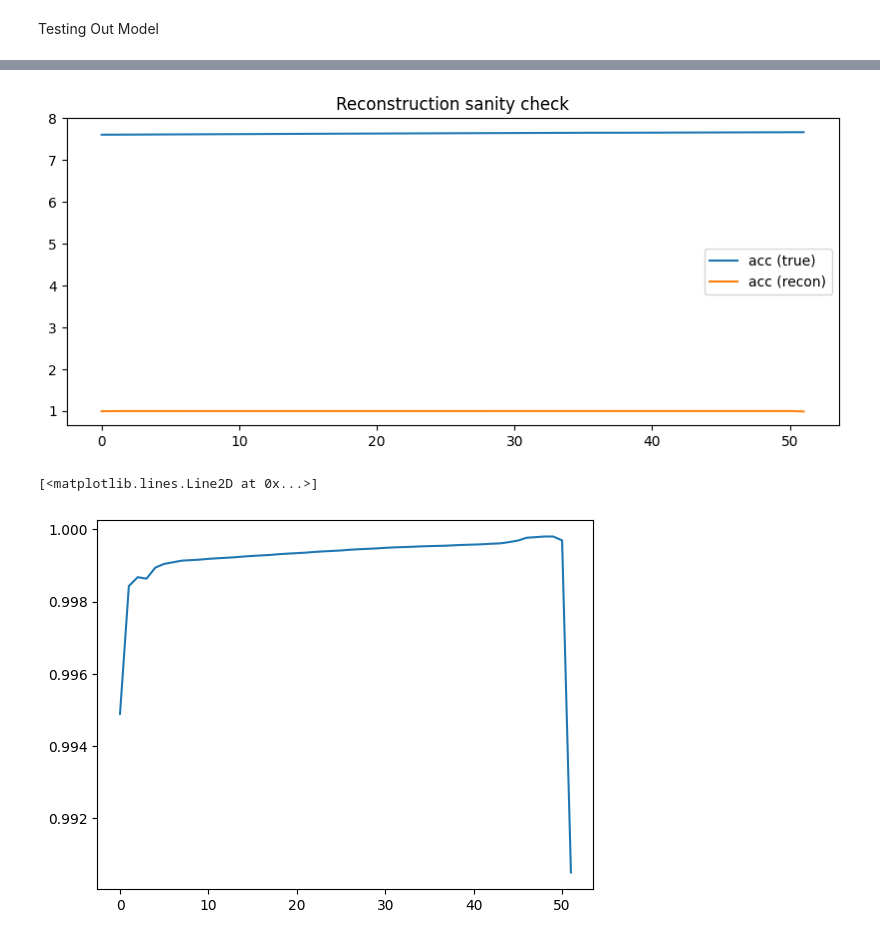
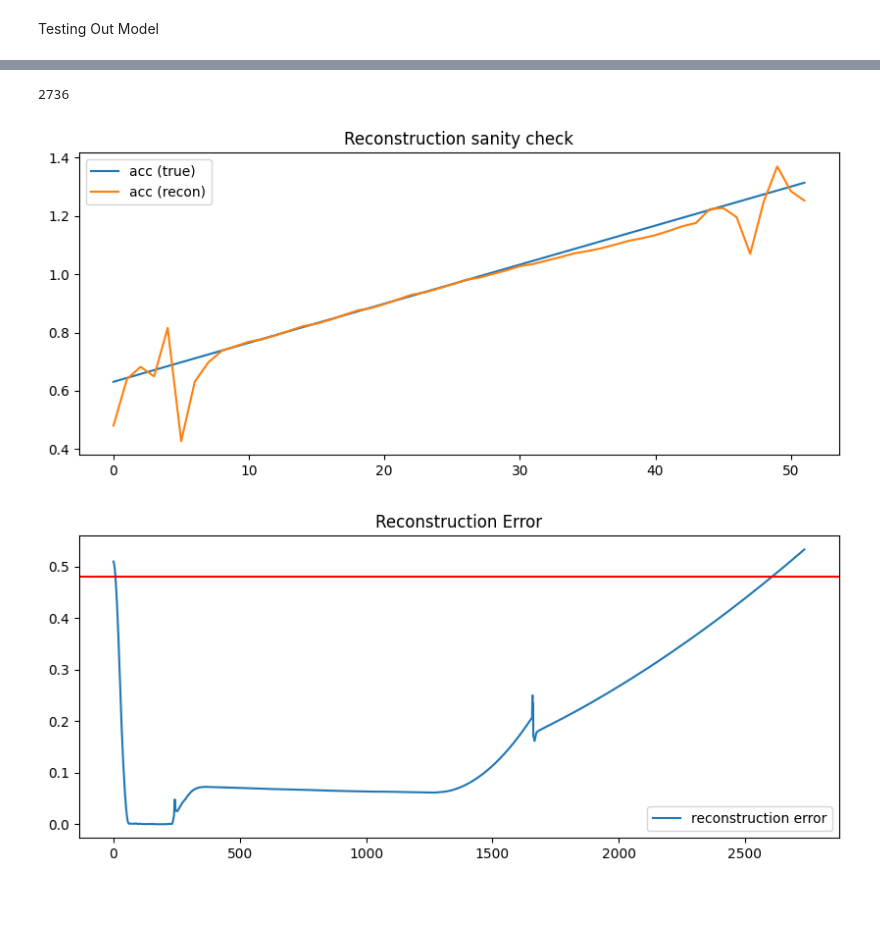
Before and after one commit to CSI-Rockets-Payload/payload-2025-26, a Jupyter notebook: model/preprocess.ipynb, the cells around one changed output, grey strips where cells are left out. Cells and saved outputs as stored; diff of their text form; code cells hidden in the pictures; blank space fills up the shorter version.

```diff
--- a/model/preprocess.ipynb
+++ b/model/preprocess.ipynb
@@ -147,17 +150,31 @@ recon_error = np.mean((X_win - X_hat)**2, axis=(1, 2))
+# %%
+len(recon_error)
+# %% [output]
+2736
 # %%
-i = 0
+# window number
+
+i = 4
 
 plt.figure(figsize=(10, 4))
-plt.plot(X_win[i, :, 0], label="acc (true)")
-plt.plot(X_hat[i, :, 0], label="acc (recon)")
+plt.plot(X_win[i, :, 1], label="acc (true)")
+plt.plot(X_hat[i, :, 1], label="acc (recon)")
 plt.legend()
 plt.title("Reconstruction sanity check")
 plt.show()
 # %% [output]
-[figure, old version]
+[figure, new version]
+# %%
+threshold = np.percentile(recon_error, 95)
 # %%
-plt.plot(X_hat[i, :, 0])
+
+
+plt.figure(figsize=(10, 4))
+plt.plot(recon_error, label="reconstruction error")
+plt.axhline(threshold, color='r')
+plt.legend()
+plt.title("Reconstruction Error")
+plt.show()
 # %% [output]
-[<matplotlib.lines.Line2D at 0x...>]
-[figure, old version]
+[figure, new version]
 # %%
```
Also changed, not shown: parts of 5 cells of this notebook.
